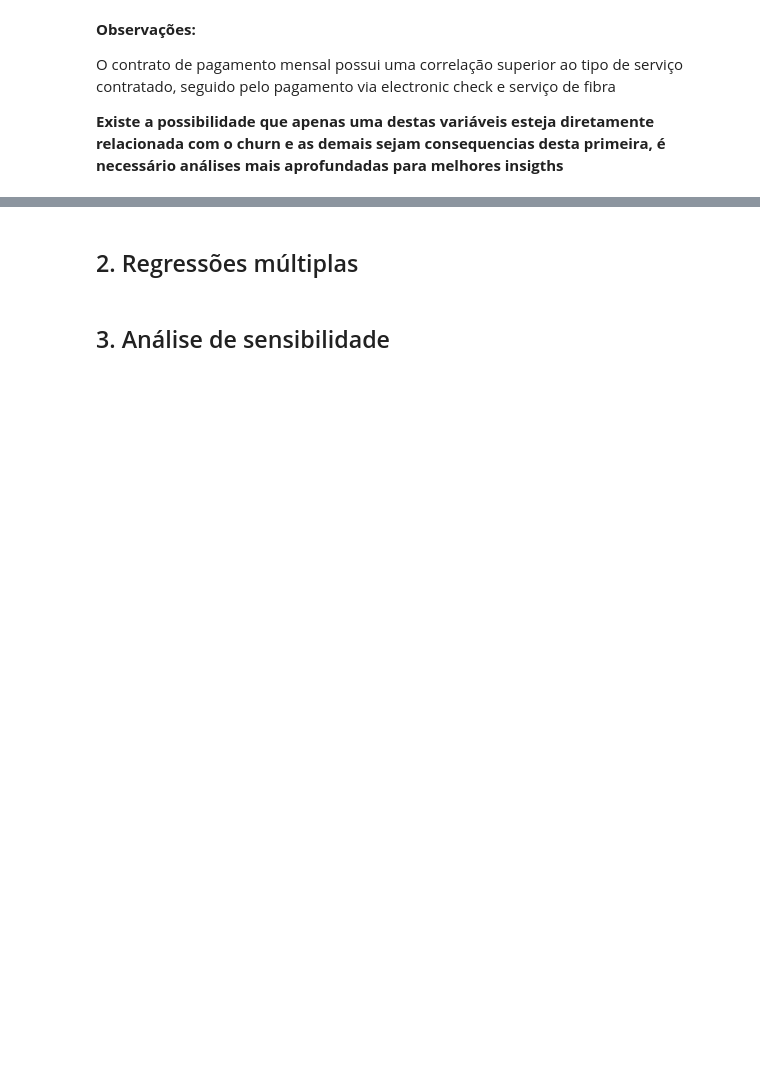
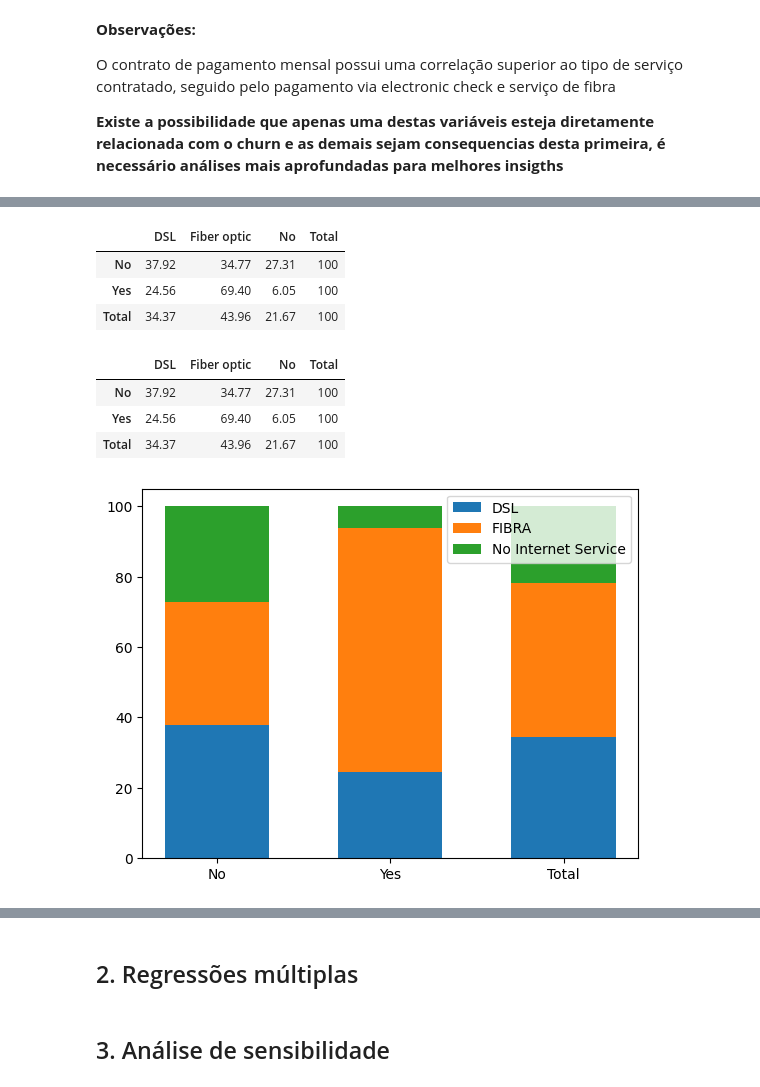
Before and after one commit to rycardyo/DashBoards, a Jupyter notebook: notebooks/correlacoes.ipynb, the cells around one changed output, grey strips where cells are left out. Drawn from its saved outputs; the diff is of its cells as text; code cells hidden in the pictures; blank space fills up the shorter version.

```diff
--- a/notebooks/correlacoes.ipynb
+++ b/notebooks/correlacoes.ipynb
@@ -293,0 +381,42 @@ O contrato de pagamento mensal possui uma correlação superior ao tipo de servi
+# %%
+normaliza_conjunta('colunha', conjunta)
+# %% [output]
+|  | DSL | Fiber optic | No | Total |
+| No | 37.92 | 34.77 | 27.31 | 100 |
+| Yes | 24.56 | 69.40 | 6.05 | 100 |
+| Total | 34.37 | 43.96 | 21.67 | 100 |
+# %%
+df_norm = normaliza_conjunta('colunha', conjunta)
+df_norm
+# %% [output]
+|  | DSL | Fiber optic | No | Total |
+| No | 37.92 | 34.77 | 27.31 | 100 |
+| Yes | 24.56 | 69.40 | 6.05 | 100 |
+| Total | 34.37 | 43.96 | 21.67 | 100 |
+# %%
+from matplotlib import pyplot as plt
+import numpy as np
+
+x = df_norm.index.values
+items = {
+    'DSL' : df_norm['DSL'].values,
+    'FIBRA' :  df_norm['Fiber optic'].values,
+    'No Internet Service' :  df_norm['No'].values
+}
+
+width = 0.6
+
+fig, ax = plt.subplots()
+posicao_inicio = np.zeros(3)
+
+for rotulo, value in items.items():
+    p = ax.bar(x, value, width, label=rotulo, bottom=posicao_inicio)
+    posicao_inicio += value
+
+
+#ax.set_title("Number of penguins with above average body mass")
+ax.legend()
+
+plt.show()
+# %% [output]
+[figure, added]
```
Also changed, not shown: parts of 14 cells of this notebook.
